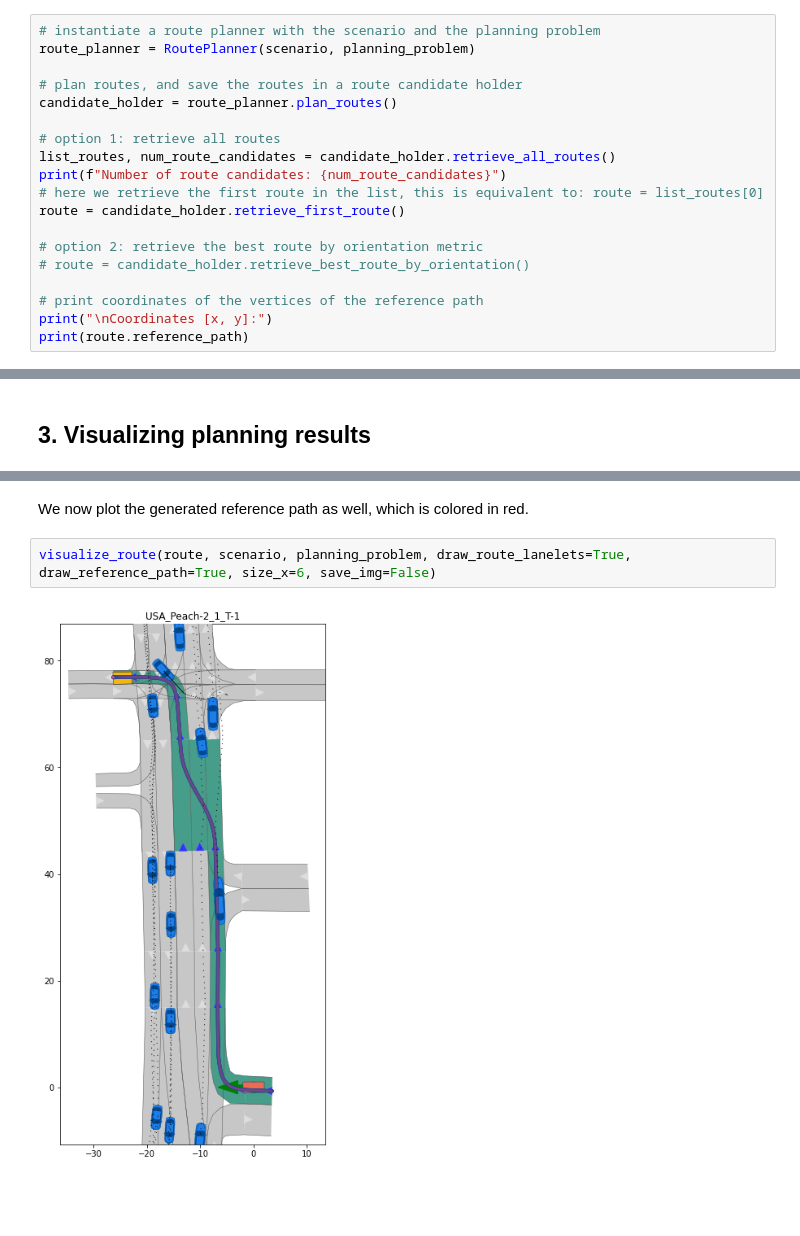
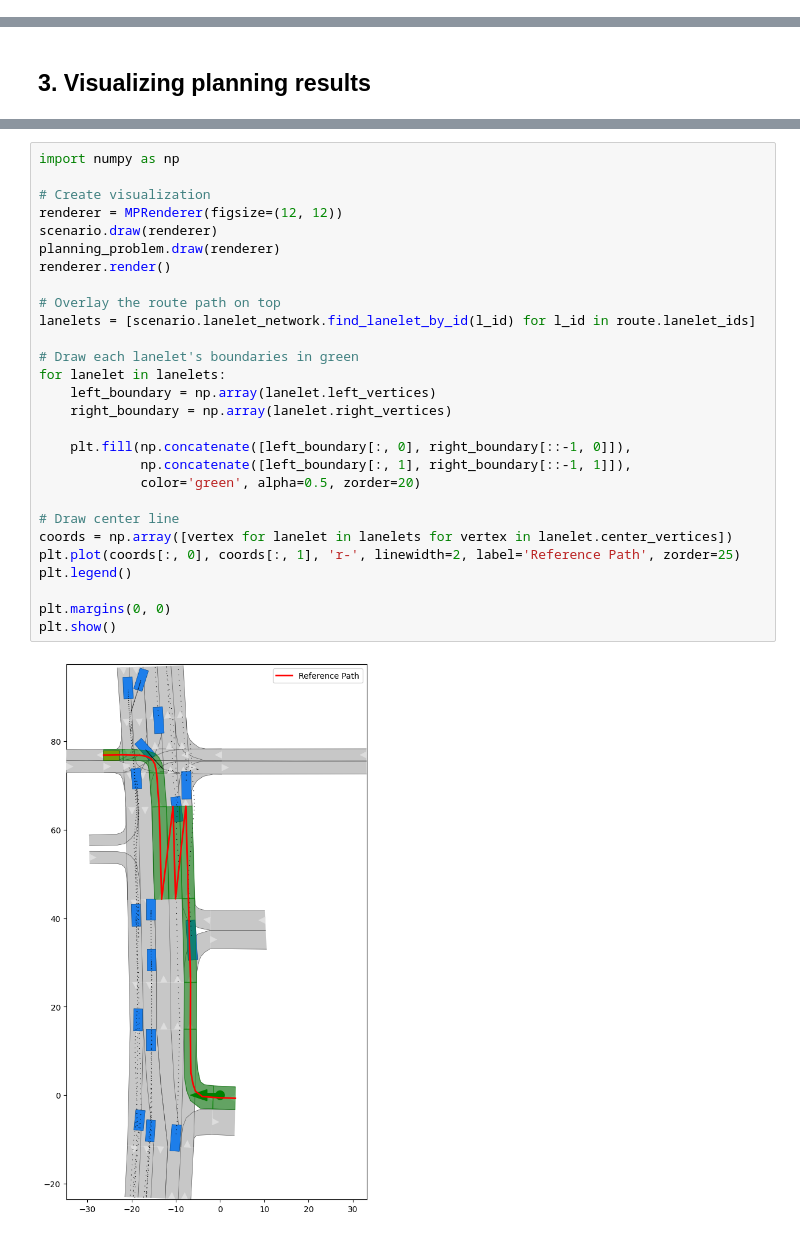
Before and after one commit to EmanuelMedinaAraujo/CommonRoadSearch, a Jupyter notebook: tutorials/5_route_planner/tutorial_route_planner.ipynb, the cells around one changed output, grey strips where cells are left out. Drawn from its saved outputs; the diff is of its cells as text; blank space fills up the shorter version.

```diff
--- a/tutorials/5_route_planner/tutorial_route_planner.ipynb
+++ b/tutorials/5_route_planner/tutorial_route_planner.ipynb
@@ -71,22 +71,3 @@ Planned routes can be retrieved by using simple indices, or based on some heuris
 
 ### 2.4 Retrieving reference path
 A reference path is automatically generated for each planned routes. The center lines of lanelets of a route is used to construct the reference path. The resulting polyline is then smoothened with Chaikin's corner cutting algorithm.
-# %%
-# instantiate a route planner with the scenario and the planning problem
-route_planner = RoutePlanner(scenario, planning_problem)
-
-# plan routes, and save the routes in a route candidate holder
-candidate_holder = route_planner.plan_routes()
-
-# option 1: retrieve all routes
-list_routes, num_route_candidates = candidate_holder.retrieve_all_routes()
-print(f"Number of route candidates: {num_route_candidates}")
-# here we retrieve the first route in the list, this is equivalent to: route = list_routes[0]
-route = candidate_holder.retrieve_first_route()
-
-# option 2: retrieve the best route by orientation metric
-# route = candidate_holder.retrieve_best_route_by_orientation()
-
-# print coordinates of the vertices of the reference path
-print("\nCoordinates [x, y]:")
-print(route.reference_path)
@@ -114,6 +108,30 @@ visualize_route(route, scenario, planning_problem, draw_route_lanelets=True, dra
-# %% [markdown]
-We now plot the generated reference path as well, which is colored in red.
-# %%
-visualize_route(route, scenario, planning_problem, draw_route_lanelets=True, draw_reference_path=True, size_x=6, save_img=False)
-# %% [output]
-[figure, removed]
+# %%
+import numpy as np
+
+# Create visualization
+renderer = MPRenderer(figsize=(12, 12))
+scenario.draw(renderer)
+planning_problem.draw(renderer)
+renderer.render()
+
+# Overlay the route path on top
+lanelets = [scenario.lanelet_network.find_lanelet_by_id(l_id) for l_id in route.lanelet_ids]
+
+# Draw each lanelet's boundaries in green
+for lanelet in lanelets:
+    left_boundary = np.array(lanelet.left_vertices)
+    right_boundary = np.array(lanelet.right_vertices)
+
+    plt.fill(np.concatenate([left_boundary[:, 0], right_boundary[::-1, 0]]),
+             np.concatenate([left_boundary[:, 1], right_boundary[::-1, 1]]),
+             color='green', alpha=0.5, zorder=20)
+
+# Draw center line
+coords = np.array([vertex for lanelet in lanelets for vertex in lanelet.center_vertices])
+plt.plot(coords[:, 0], coords[:, 1], 'r-', linewidth=2, label='Reference Path', zorder=25)
+plt.legend()
+
+plt.margins(0, 0)
+plt.show()
+# %% [output]
+[figure, added]
```
Also changed, not shown: parts of 5 cells of this notebook, 12 other files.
